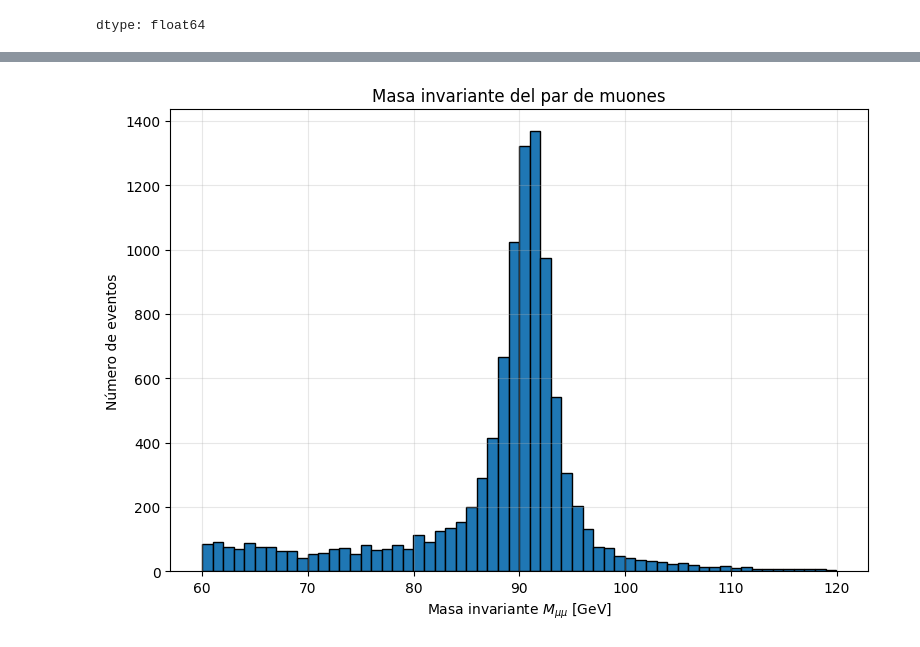
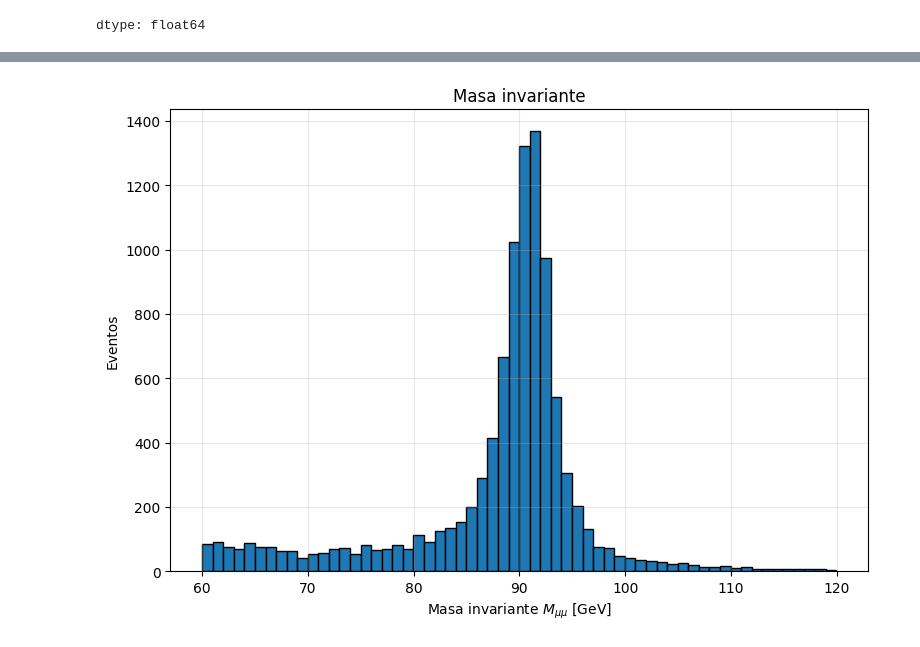
Before and after one commit to YatzyOmg/Particle-Physics, a Jupyter notebook: Reconstrucción_de_la_masa_invariante_de_un_par_de_muones.ipynb, the cells around one changed output, grey strips where cells are left out. Cells and saved outputs as stored; diff of their text form; code cells hidden in the pictures.

```diff
--- a/Reconstrucción_de_la_masa_invariante_de_un_par_de_muones.ipynb
+++ b/Reconstrucción_de_la_masa_invariante_de_un_par_de_muones.ipynb
@@ -33,9 +19,0 @@ memory usage: 1.1 MB
-# %%
-columnas = [
-    "Run", "Event",
-    "pt1", "eta1", "phi1", "Q1", "dxy1", "iso1",
-    "pt2", "eta2", "phi2", "Q2", "dxy2", "iso2"
-]
-
-df = pd.read_csv(url, names=columnas, header=None)
-df.head()
@@ -98,18 +65,18 @@ df[["pt1", "eta1", "phi1",
 # %%
 #Histograma de masa
 plt.figure(figsize=(9,6))
 
 plt.hist(
     df["M_mumu"],
     bins=60,
     edgecolor="black"
 )
 
 plt.xlabel(r"Masa invariante $M_{\mu\mu}$ [GeV]")
-plt.ylabel("Número de eventos")
-plt.title("Masa invariante del par de muones")
+plt.ylabel("Eventos")
+plt.title("Masa invariante")
 
 plt.grid(alpha=0.3)
 plt.show()
 # %% [output]
-[figure, old version]
+[figure, new version]
```
Also changed, not shown: parts of 7 cells of this notebook.
